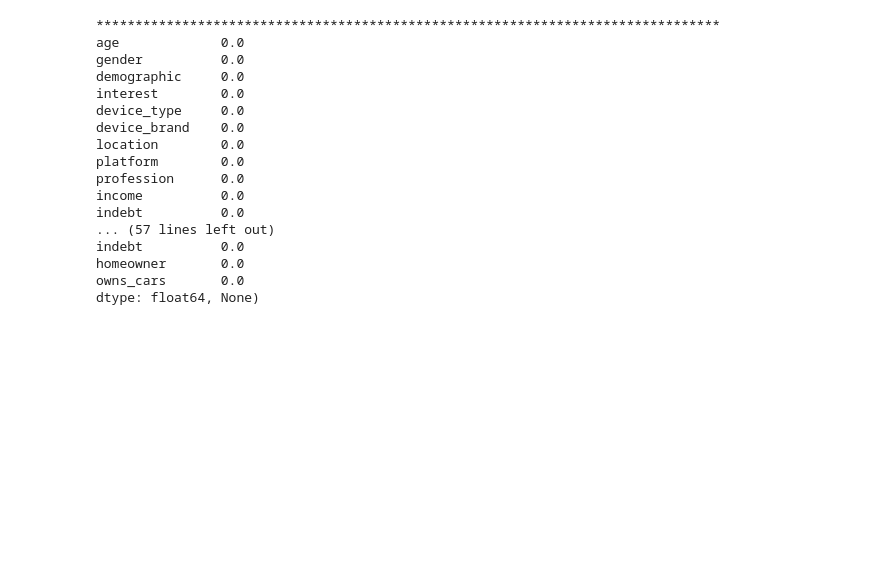
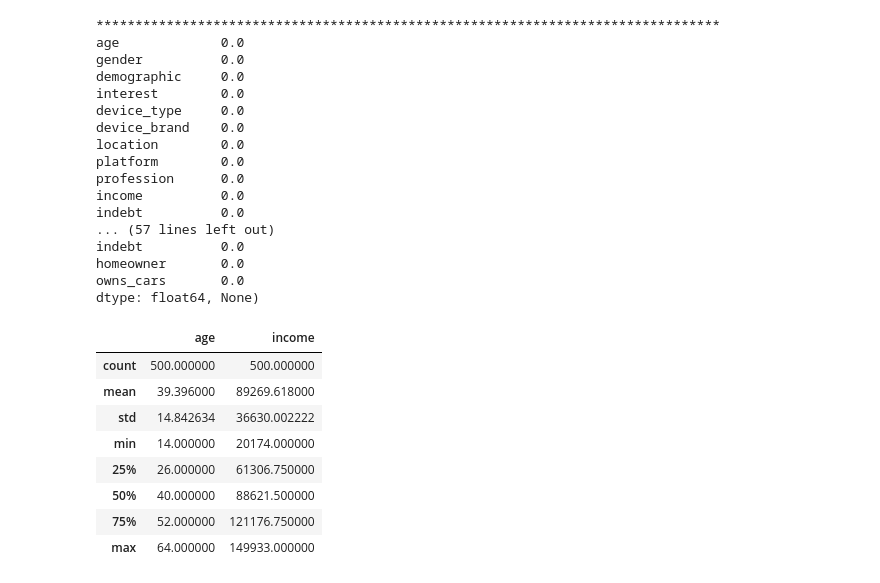
Before and after one commit to SIDAComtech-SIDAGA/MachineLearningProjects, a Jupyter notebook: average_time_spent_on_social_media/average_time_a_user_spent_on_social_media.ipynb, the cells around one changed output. Cells and saved outputs as stored; diff of their text form; code cells hidden in the pictures; blank space fills up the shorter version.

```diff
--- a/average_time_spent_on_social_media/average_time_a_user_spent_on_social_media.ipynb
+++ b/average_time_spent_on_social_media/average_time_a_user_spent_on_social_media.ipynb
@@ -105,3 +105,16 @@ indebt          0.0
 homeowner       0.0
 owns_cars       0.0
 dtype: float64, None)
+# %%
+#some statistical information about the data
+data2.describe().style.background_gradient(cmap='RdGy_r')
+# %% [output]
+|  | age | income |
+| count | 500.000000 | 500.000000 |
+| mean | 39.396000 | 89269.618000 |
+| std | 14.842634 | 36630.002222 |
+| min | 14.000000 | 20174.000000 |
+| 25% | 26.000000 | 61306.750000 |
+| 50% | 40.000000 | 88621.500000 |
+| 75% | 52.000000 | 121176.750000 |
+| max | 64.000000 | 149933.000000 |
```
Also changed, not shown: parts of 6 cells of this notebook, 1 other file.
